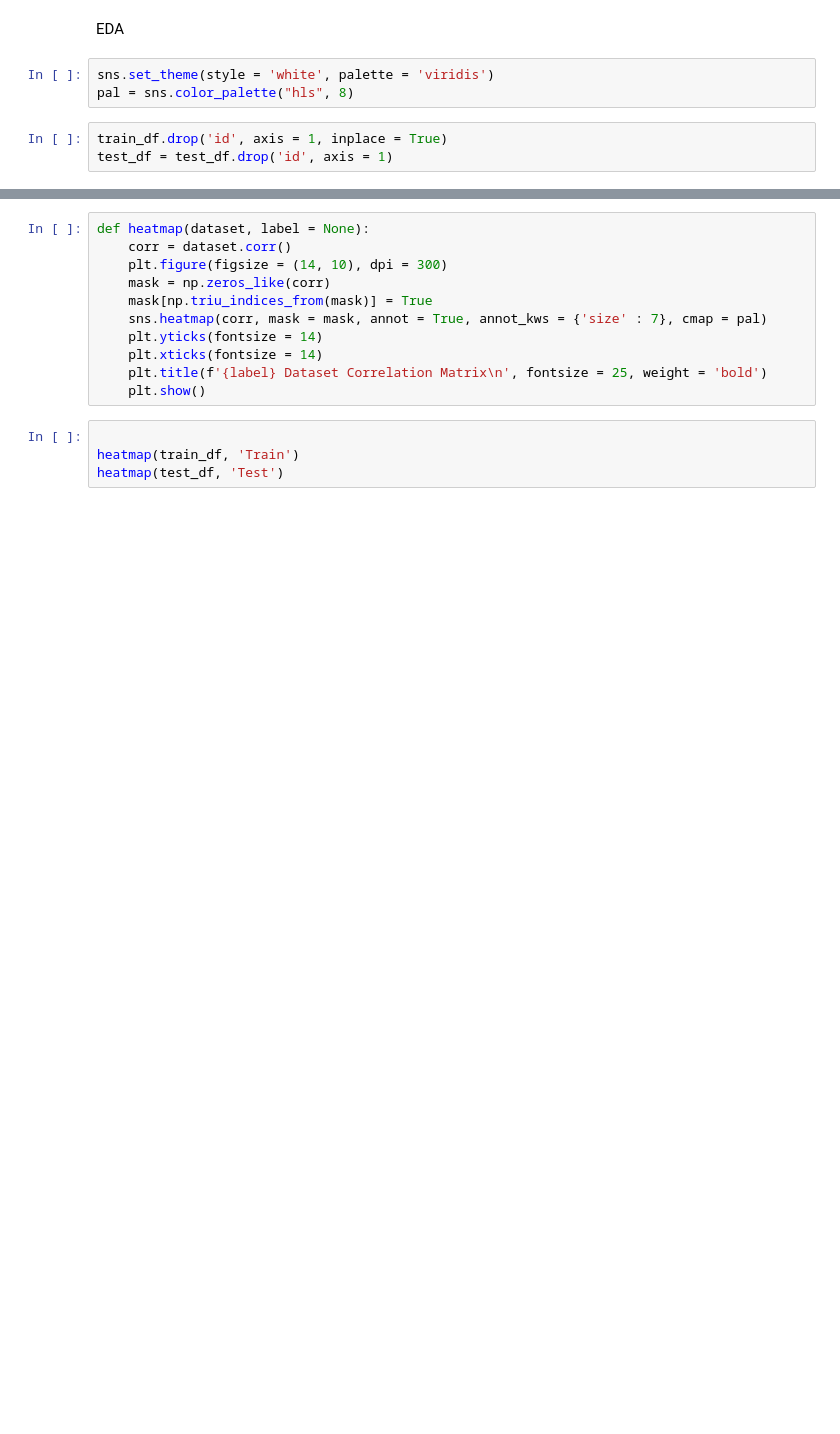
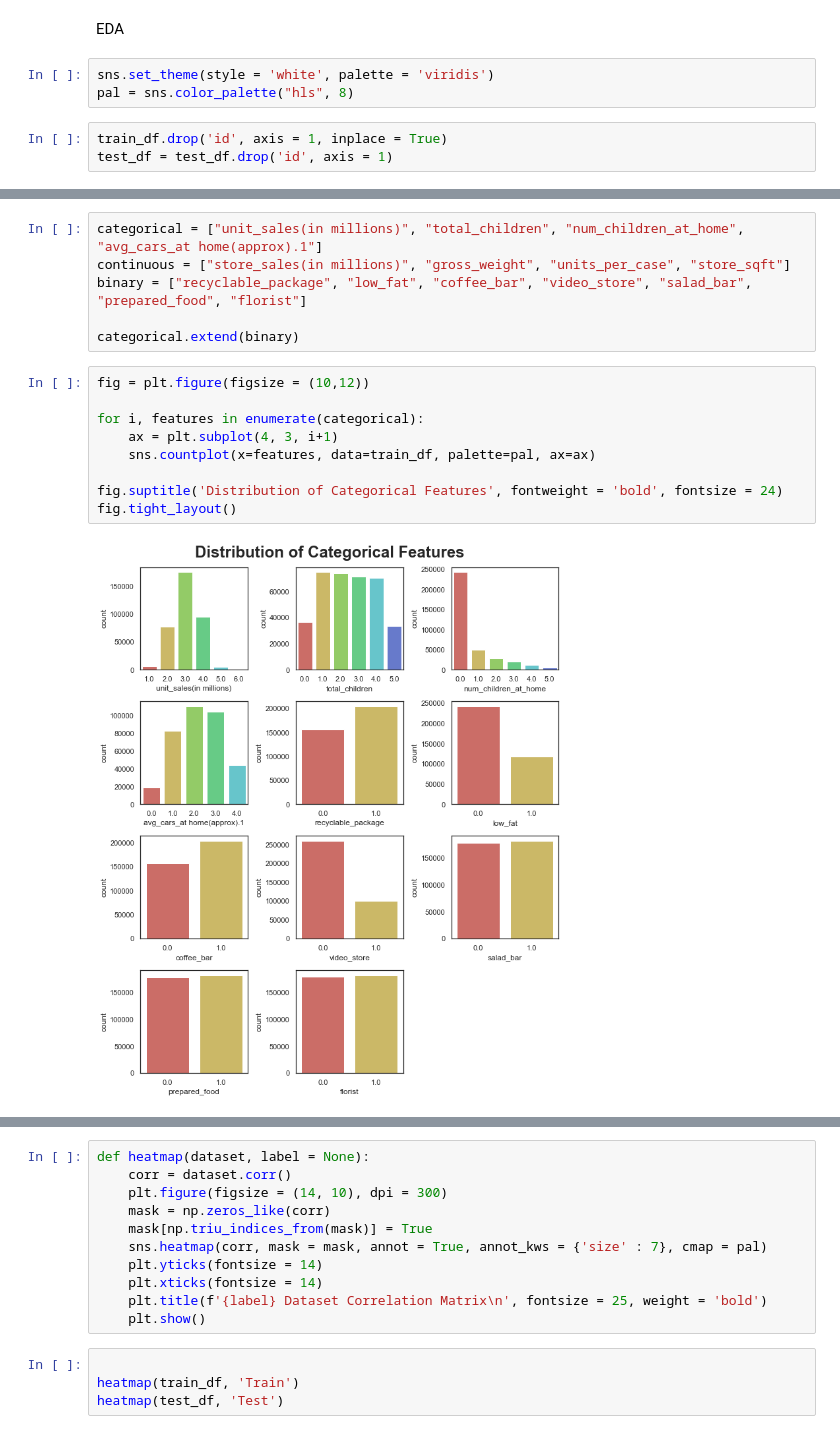
Before and after one commit to raghavrnair/CZ4041-Machine-Learning, a Jupyter notebook: EDA.ipynb, the cells around one changed output, grey strips where cells are left out. Cells and saved outputs as stored; diff of their text form; blank space fills up the shorter version.

```diff
--- a/EDA.ipynb
+++ b/EDA.ipynb
@@ -71,0 +93,17 @@ plt.tight_layout()
+# %%
+categorical = ["unit_sales(in millions)", "total_children", "num_children_at_home", "avg_cars_at home(approx).1"]
+continuous = ["store_sales(in millions)", "gross_weight", "units_per_case", "store_sqft"]
+binary = ["recyclable_package", "low_fat", "coffee_bar", "video_store", "salad_bar", "prepared_food", "florist"]
+
+categorical.extend(binary)
+# %%
+fig = plt.figure(figsize = (10,12))
+
+for i, features in enumerate(categorical):
+    ax = plt.subplot(4, 3, i+1)
+    sns.countplot(x=features, data=train_df, palette=pal, ax=ax)
+
+fig.suptitle('Distribution of Categorical Features', fontweight = 'bold', fontsize = 24)
+fig.tight_layout()
+# %% [output]
+[figure, added]
```
Also changed, not shown: parts of 16 cells of this notebook.
